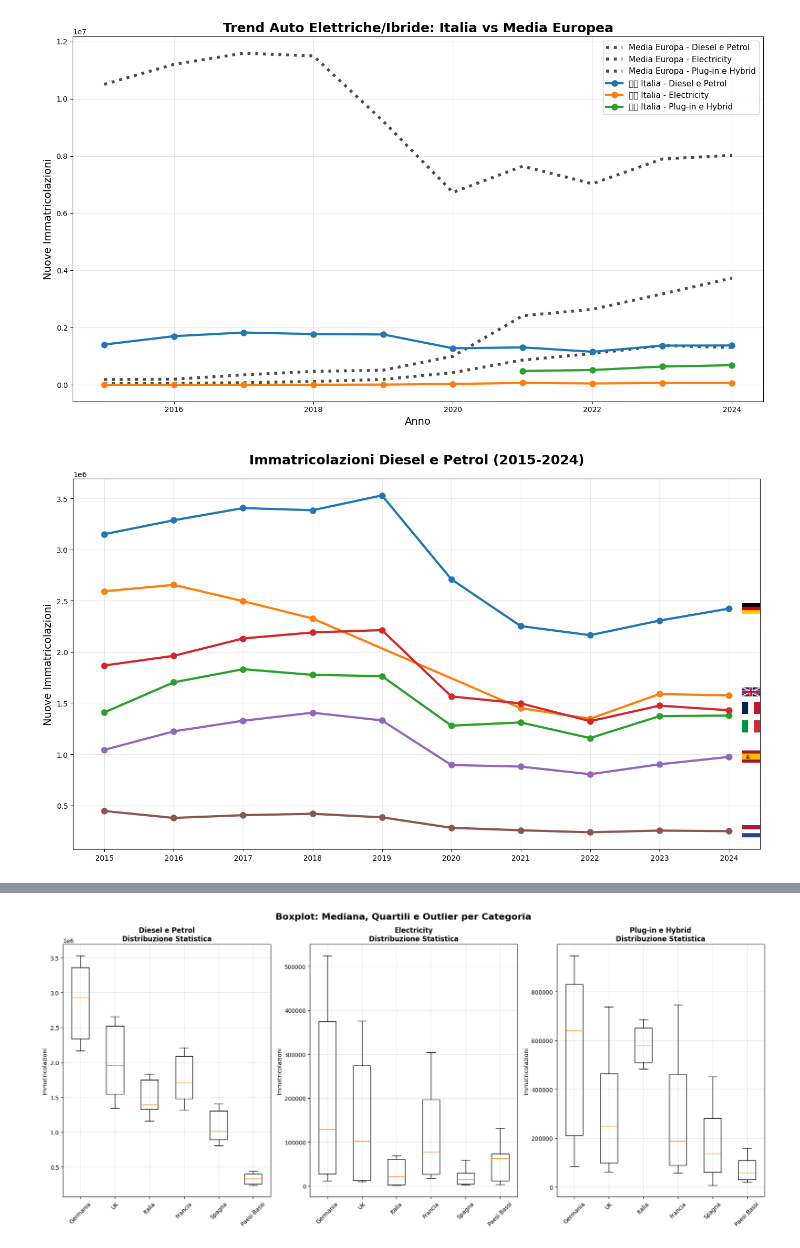
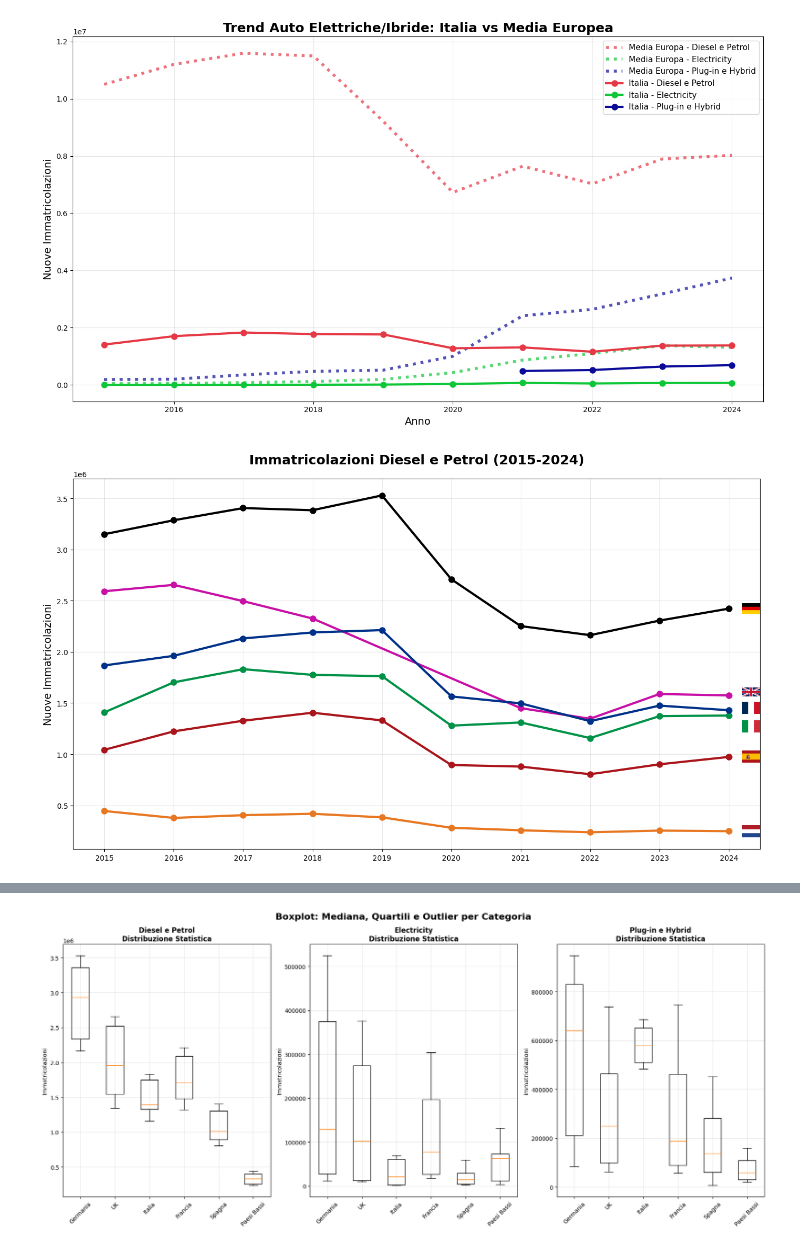
Before and after one commit to MarcoB27/data_visualization, a Jupyter notebook: script/combustion_engine_europe.ipynb, the cells around one changed output, grey strips where cells are left out. Drawn from its saved outputs; the diff is of its cells as text; code cells hidden in the pictures.

```diff
--- a/script/combustion_engine_europe.ipynb
+++ b/script/combustion_engine_europe.ipynb
@@ -121,11 +83,24 @@ fig, ax = plt.subplots(figsize=(14, 8))
 width = 0.25
 x = range(len(COUNTRIES.values()))
 
-for i, cat in enumerate(categories):
+for i, cat in enumerate(MOTOR_CATEGORIES):
+
     data_cat = last_data[last_data['Category'] == cat]
-    values = [data_cat[data_cat['Country'] == country]['OBS_VALUE'].iloc[0] if not data_cat[data_cat['Country'] == country].empty else 0
-              for country in COUNTRIES.values()]
-    ax.bar([p + i*width for p in x], values, width, label=cat, alpha=0.8)
+
+    values = [
+        data_cat[data_cat['Country'] == country]['OBS_VALUE'].iloc[0]
+        if not data_cat[data_cat['Country'] == country].empty else 0
+        for country in COUNTRIES.values()
+    ]
+
+    ax.bar(
+        [p + i*width for p in x],
+        values,
+        width,
+        label=cat,
+        color=MOTOR_CATEGORY_COLORS[cat],
+        alpha=0.9
+    )
 
 ax.set_title(f'Immatricolazioni per Tipologia - {last_year}', fontsize=18, fontweight='bold')
 ax.set_xlabel('Paesi', fontsize=14)
@@ -141,40 +116,40 @@ plt.show()
 # %%
 # Variante 5: Grafico a Linee con Media Europea + Italia in Evidenza
 # CODICE CORRETTO
 
 # Calcola media europea
 europe_avg = grouped.groupby(['TIME_PERIOD', 'Category'])['OBS_VALUE'].sum().reset_index()
 europe_avg['Country'] = 'Media Europa'
 
 fig, ax = plt.subplots(figsize=(14, 8))
 
 # Media Europa
-for cat in categories:
+for cat in MOTOR_CATEGORIES:
     data = europe_avg[europe_avg['Category'] == cat]
     if not data.empty:
         ax.plot(data['TIME_PERIOD'], data['OBS_VALUE'],
-                linewidth=4, linestyle=':', color='black', alpha=0.7,
-                label=f'Media Europa - {cat}')
+                linewidth=4, linestyle=':', alpha=0.7,
+                label=f'Media Europa - {cat}', color=MOTOR_CATEGORY_COLORS[cat])
 
 # Italia in evidenza
 italia_data = grouped[grouped['Country'] == 'Italia']
-for cat in categories:
+for cat in MOTOR_CATEGORIES:
     data = italia_data[italia_data['Category'] == cat]
     if not data.empty:
         ax.plot(data['TIME_PERIOD'], data['OBS_VALUE'],
-                marker='o', markersize=8, linewidth=3,  # linewidth UNA SOLA VOLTA
-                label=f'🇮🇹 Italia - {cat}')
+                marker='o', markersize=8, linewidth=3,
+                label=f'Italia - {cat}', color=MOTOR_CATEGORY_COLORS[cat])
 
 ax.set_title('Trend Auto Elettriche/Ibride: Italia vs Media Europea', fontsize=18, fontweight='bold')
 ax.set_xlabel('Anno', fontsize=14)
 ax.set_ylabel('Nuove Immatricolazioni', fontsize=14)
 ax.legend(fontsize=11)
 ax.grid(True, alpha=0.3)
 ax.tick_params(axis='x', rotation=0)
 plt.tight_layout()
 plt.show()
 # %% [output]
-[figure, old version]
+[figure, new version]
 # %%
 # VARIANTE 6: Focus DIESEL E PETROL
 diesel_data = grouped[grouped['Category'] == 'Diesel e Petrol']
@@ -194,7 +169,7 @@ for country in COUNTRIES.values():
     data_country = diesel_data[diesel_data['Country'] == country].sort_values('TIME_PERIOD')
     if not data_country.empty:
         ax.plot(data_country['TIME_PERIOD'], data_country['OBS_VALUE'],
-                linewidth=3, marker='o', markersize=8, label=country)
+                linewidth=3, marker='o', markersize=8, label=country, color=COUNTRY_COLORS[country])
 
         ultimo_anno = data_country['TIME_PERIOD'].iloc[-1]
         ultimo_valore = data_country['OBS_VALUE'].iloc[-1]
@@ -228,7 +203,7 @@ plt.subplots_adjust(right=0.88)
 plt.tight_layout()
 plt.show()
 # %% [output]
-[figure, old version]
+[figure, new version]
 # %%
 # Offset verticale manuale per bandiere vicine
 flag_offset_y = {
```
Also changed, not shown: parts of 10 cells of this notebook, 1 other file.
